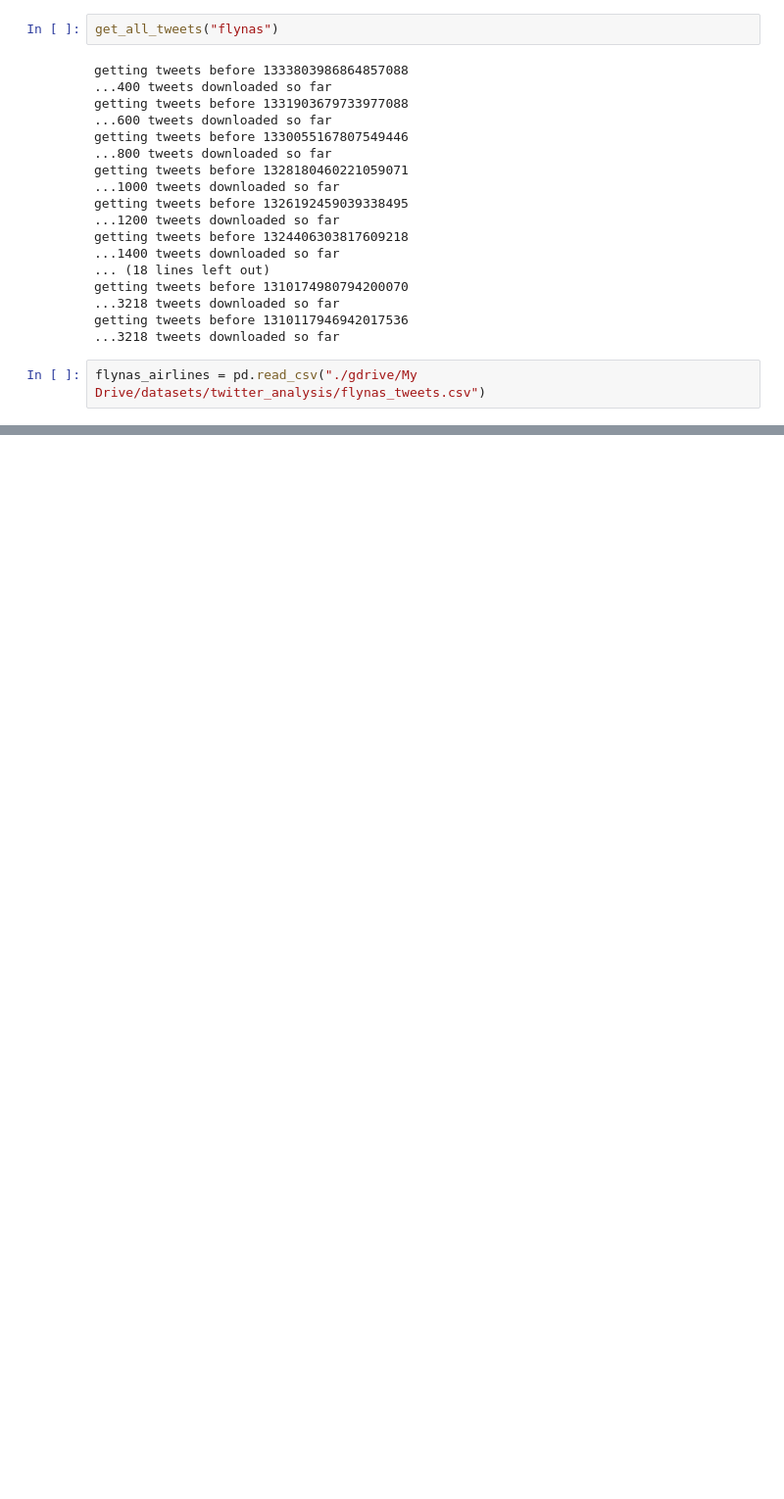
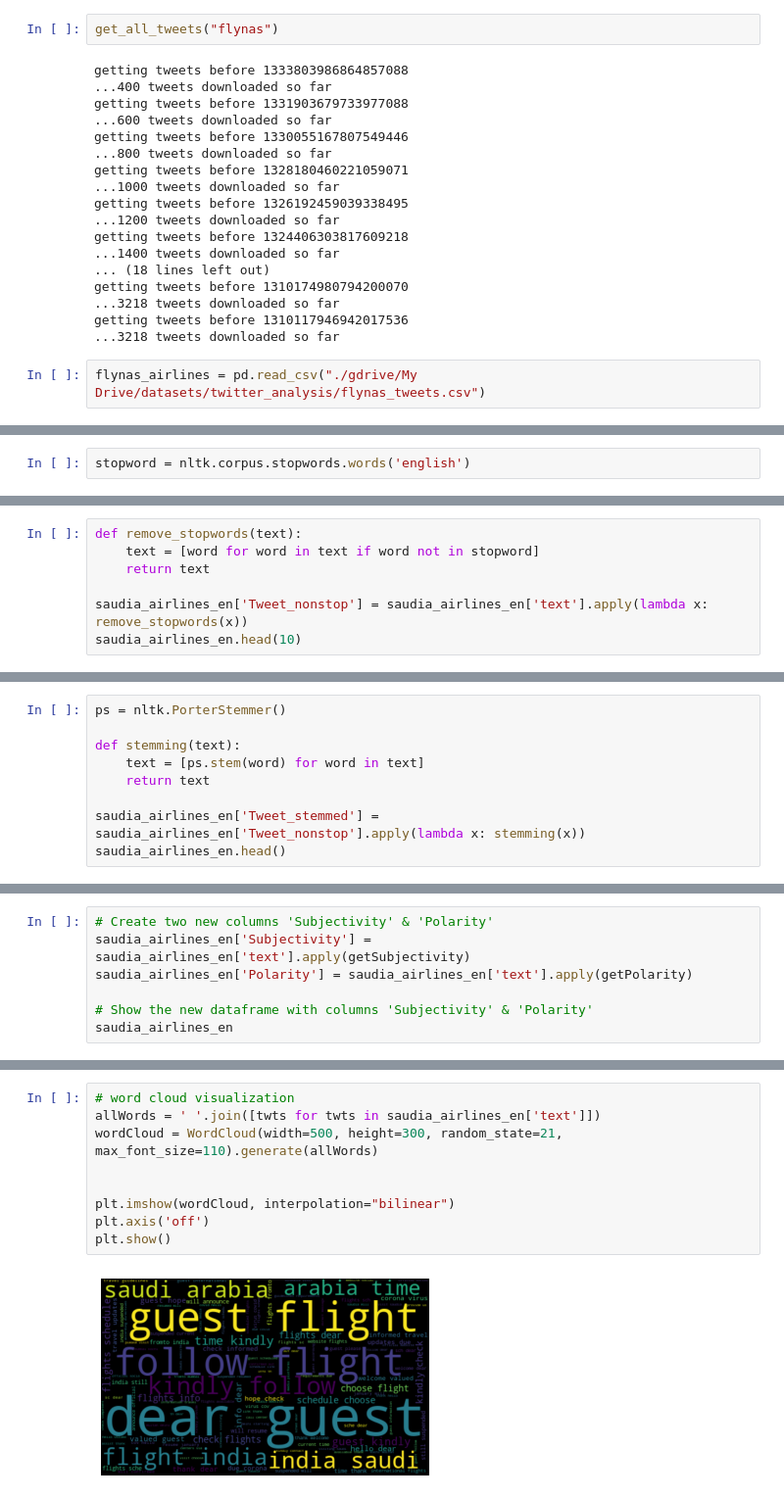
Before and after one commit to buthaina279/DS_Capstone_NLP, a Jupyter notebook: Capstone.ipynb, the cells around one changed output, grey strips where cells are left out. Shown: that part at 98% size. Drawn from its saved outputs; the diff is of its cells as text; blank space fills up the shorter version.

```diff
--- a/Capstone.ipynb
+++ b/Capstone.ipynb
@@ -189,0 +276,2 @@ ValueError: ignored
+# %%
+stopword = nltk.corpus.stopwords.words('english')
@@ -189,0 +280,7 @@ ValueError: ignored
+# %%
+def remove_stopwords(text):
+    text = [word for word in text if word not in stopword]
+    return text
+
+saudia_airlines_en['Tweet_nonstop'] = saudia_airlines_en['text'].apply(lambda x: remove_stopwords(x))
+saudia_airlines_en.head(10)
@@ -189,0 +297,9 @@ ValueError: ignored
+# %%
+ps = nltk.PorterStemmer()
+
+def stemming(text):
+    text = [ps.stem(word) for word in text]
+    return text
+
+saudia_airlines_en['Tweet_stemmed'] = saudia_airlines_en['Tweet_nonstop'].apply(lambda x: stemming(x))
+saudia_airlines_en.head()
@@ -189,0 +328,7 @@ ValueError: ignored
+# %%
+# Create two new columns 'Subjectivity' & 'Polarity'
+saudia_airlines_en['Subjectivity'] = saudia_airlines_en['text'].apply(getSubjectivity)
+saudia_airlines_en['Polarity'] = saudia_airlines_en['text'].apply(getPolarity)
+
+# Show the new dataframe with columns 'Subjectivity' & 'Polarity'
+saudia_airlines_en
@@ -189,0 +359,11 @@ ValueError: ignored
+# %%
+# word cloud visualization
+allWords = ' '.join([twts for twts in saudia_airlines_en['text']])
+wordCloud = WordCloud(width=500, height=300, random_state=21, max_font_size=110).generate(allWords)
+
+
+plt.imshow(wordCloud, interpolation="bilinear")
+plt.axis('off')
+plt.show()
+# %% [output]
+[figure, added]
```
Also changed, not shown: parts of 43 cells of this notebook.
